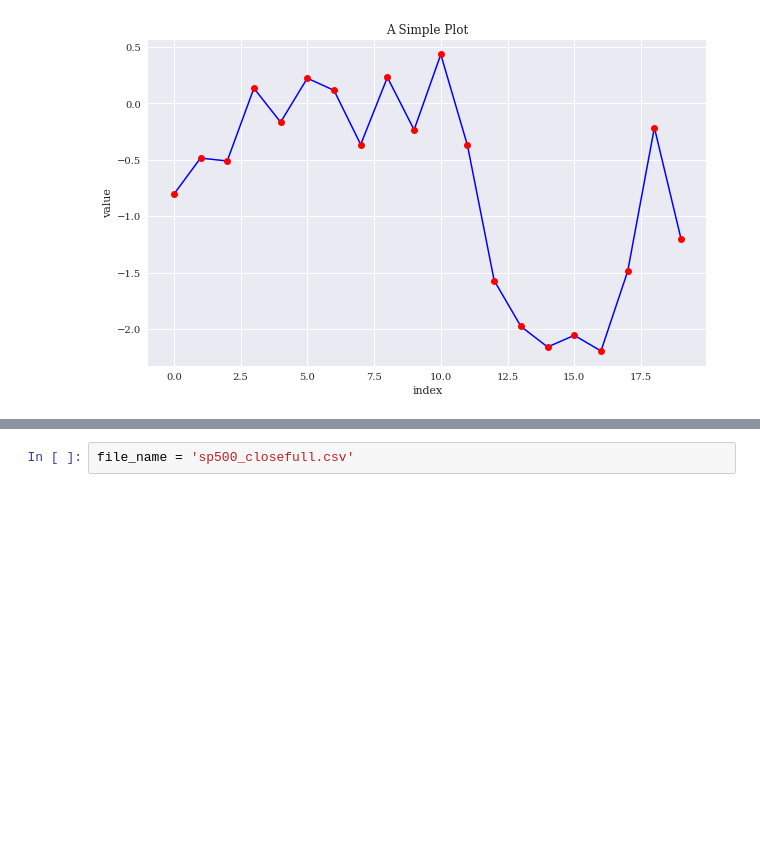
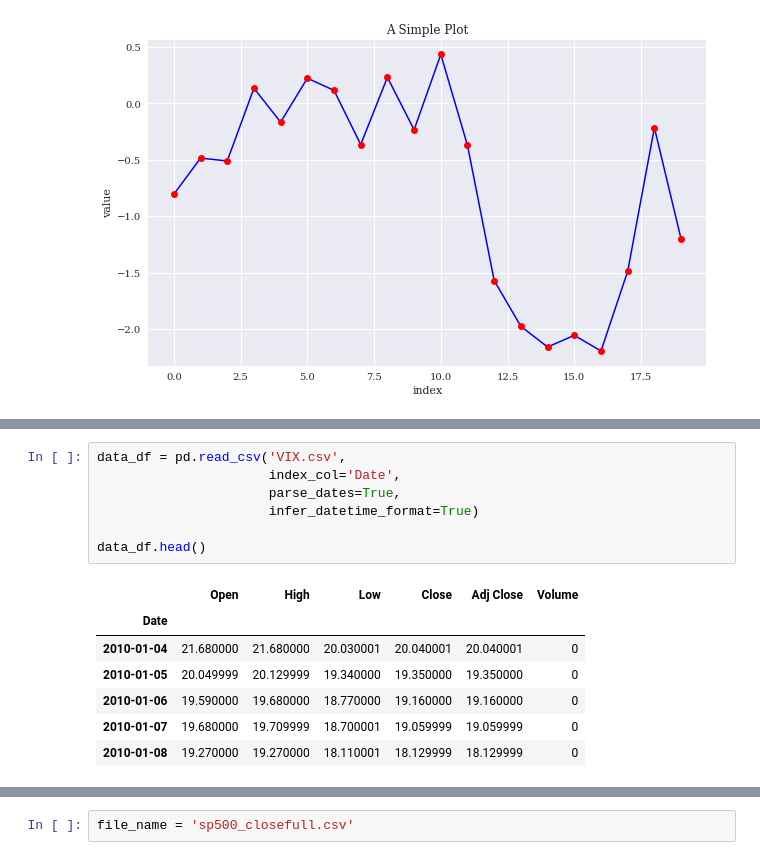
Before and after one commit to MuayThaiLegz/Financial-ML-, a Jupyter notebook: ml_data/py_for_fin.ipynb, the cells around one changed output, grey strips where cells are left out. Cells and saved outputs as stored; diff of their text form; blank space fills up the shorter version.

```diff
--- a/ml_data/py_for_fin.ipynb
+++ b/ml_data/py_for_fin.ipynb
@@ -240,0 +278,15 @@ Text(0.5, 0, 'implied valatility')
+# %%
+data_df = pd.read_csv('VIX.csv',
+                      index_col='Date',
+                      parse_dates=True,
+                      infer_datetime_format=True)
+
+data_df.head()
+# %% [output]
+|  | Open | High | Low | Close | Adj Close | Volume |
+| Date |  |  |  |  |  |  |
+| 2010-01-04 | 21.680000 | 21.680000 | 20.030001 | 20.040001 | 20.040001 | 0 |
+| 2010-01-05 | 20.049999 | 20.129999 | 19.340000 | 19.350000 | 19.350000 | 0 |
+| 2010-01-06 | 19.590000 | 19.680000 | 18.770000 | 19.160000 | 19.160000 | 0 |
+| 2010-01-07 | 19.680000 | 19.709999 | 18.700001 | 19.059999 | 19.059999 | 0 |
+| 2010-01-08 | 19.270000 | 19.270000 | 18.110001 | 18.129999 | 18.129999 | 0 |
```
Also changed, not shown: parts of 104 cells of this notebook.
